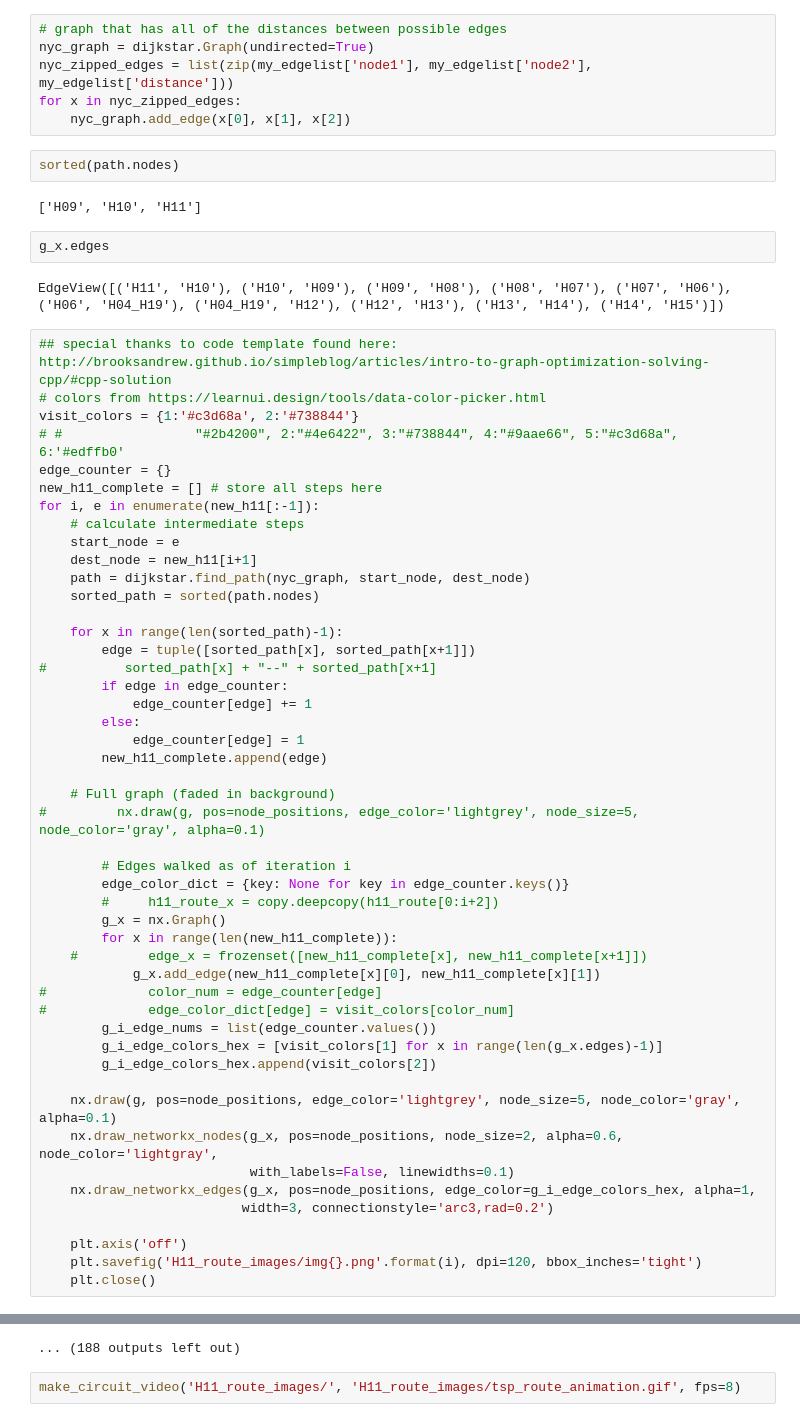
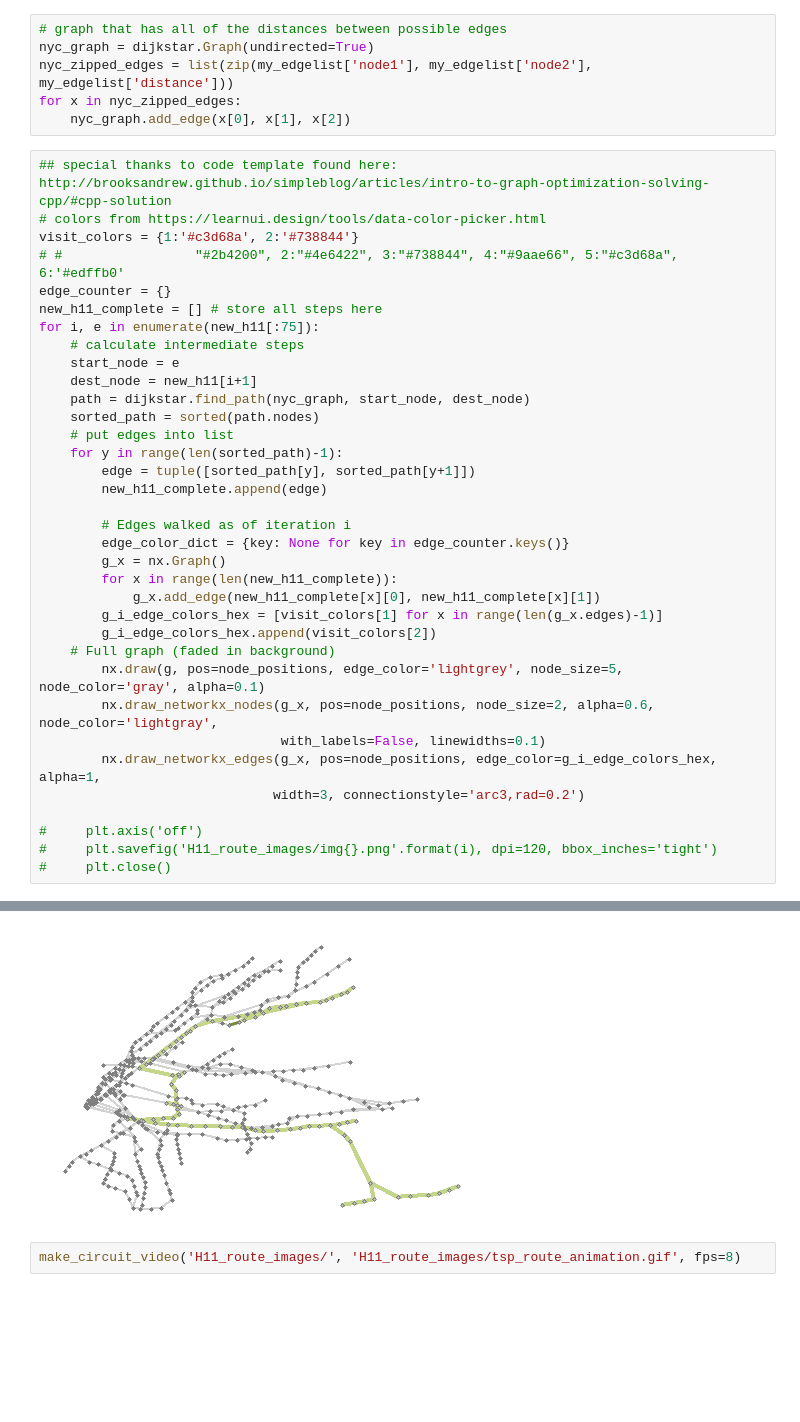
Before and after one commit to gregfeliu/The_Subway_Challenge, a Jupyter notebook: Analyze_TSP_solutions.ipynb, the cells around one changed output, grey strips where cells are left out. Cells and saved outputs as stored; diff of their text form; blank space fills up the shorter version.

```diff
--- a/Analyze_TSP_solutions.ipynb
+++ b/Analyze_TSP_solutions.ipynb
@@ -231,14 +224,6 @@ nyc_graph = dijkstar.Graph(undirected=True)
 nyc_zipped_edges = list(zip(my_edgelist['node1'], my_edgelist['node2'], my_edgelist['distance']))
 for x in nyc_zipped_edges:
     nyc_graph.add_edge(x[0], x[1], x[2])
-# %%
-sorted(path.nodes)
-# %% [output]
-['H09', 'H10', 'H11']
-# %%
-g_x.edges
-# %% [output]
-EdgeView([('H11', 'H10'), ('H10', 'H09'), ('H09', 'H08'), ('H08', 'H07'), ('H07', 'H06'), ('H06', 'H04_H19'), ('H04_H19', 'H12'), ('H12', 'H13'), ('H13', 'H14'), ('H14', 'H15')])
 # %%
 ## special thanks to code template found here: http://brooksandrew.github.io/simpleblog/articles/intro-to-graph-optimization-solving-cpp/#cpp-solution
 # colors from https://learnui.design/tools/data-color-picker.html
@@ -246,45 +231,32 @@ visit_colors = {1:'#c3d68a', 2:'#738844'}
 # #                 "#2b4200", 2:"#4e6422", 3:"#738844", 4:"#9aae66", 5:"#c3d68a", 6:'#edffb0'
 edge_counter = {}
 new_h11_complete = [] # store all steps here
-for i, e in enumerate(new_h11[:-1]):
+for i, e in enumerate(new_h11[:75]):
     # calculate intermediate steps
     start_node = e
     dest_node = new_h11[i+1]
     path = dijkstar.find_path(nyc_graph, start_node, dest_node)
     sorted_path = sorted(path.nodes)
-
-    for x in range(len(sorted_path)-1):
-        edge = tuple([sorted_path[x], sorted_path[x+1]])
-#          sorted_path[x] + "--" + sorted_path[x+1]
-        if edge in edge_counter:
-            edge_counter[edge] += 1
-        else:
-            edge_counter[edge] = 1
+    # put edges into list
+    for y in range(len(sorted_path)-1):
+        edge = tuple([sorted_path[y], sorted_path[y+1]])
         new_h11_complete.append(edge)
-
-    # Full graph (faded in background)
-#         nx.draw(g, pos=node_positions, edge_color='lightgrey', node_size=5, node_color='gray', alpha=0.1)
 
         # Edges walked as of iteration i
         edge_color_dict = {key: None for key in edge_counter.keys()}
-        #     h11_route_x = copy.deepcopy(h11_route[0:i+2])
         g_x = nx.Graph()
         for x in range(len(new_h11_complete)):
-    #         edge_x = frozenset([new_h11_complete[x], new_h11_complete[x+1]])
             g_x.add_edge(new_h11_complete[x][0], new_h11_complete[x][1])
-#             color_num = edge_counter[edge]
-#             edge_color_dict[edge] = visit_colors[color_num]
-        g_i_edge_nums = list(edge_counter.values())
         g_i_edge_colors_hex = [visit_colors[1] for x in range(len(g_x.edges)-1)]
         g_i_edge_colors_hex.append(visit_colors[2])
+    # Full graph (faded in background)
+        nx.draw(g, pos=node_positions, edge_color='lightgrey', node_size=5, node_color='gray', alpha=0.1)
+        nx.draw_networkx_nodes(g_x, pos=node_positions, node_size=2, alpha=0.6, node_color='lightgray',
+                               with_labels=False, linewidths=0.1)
+        nx.draw_networkx_edges(g_x, pos=node_positions, edge_color=g_i_edge_colors_hex, alpha=1,
+                              width=3, connectionstyle='arc3,rad=0.2')
 
-    nx.draw(g, pos=node_positions, edge_color='lightgrey', node_size=5, node_color='gray', alpha=0.1)
-    nx.draw_networkx_nodes(g_x, pos=node_positions, node_size=2, alpha=0.6, node_color='lightgray',
-                           with_labels=False, linewidths=0.1)
-    nx.draw_networkx_edges(g_x, pos=node_positions, edge_color=g_i_edge_colors_hex, alpha=1,
-                          width=3, connectionstyle='arc3,rad=0.2')
-
-    plt.axis('off')
-    plt.savefig('H11_route_images/img{}.png'.format(i), dpi=120, bbox_inches='tight')
-    plt.close()
+#     plt.axis('off')
+#     plt.savefig('H11_route_images/img{}.png'.format(i), dpi=120, bbox_inches='tight')
+#     plt.close()
 # %% [output]
@@ -303,3 +263,3 @@ for i, e in enumerate(new_h11[:-1]):
-... (188 outputs left out)
+[figure, added]
 # %%
 make_circuit_video('H11_route_images/', 'H11_route_images/tsp_route_animation.gif', fps=8)
```
Also changed, not shown: parts of 2 cells of this notebook.
